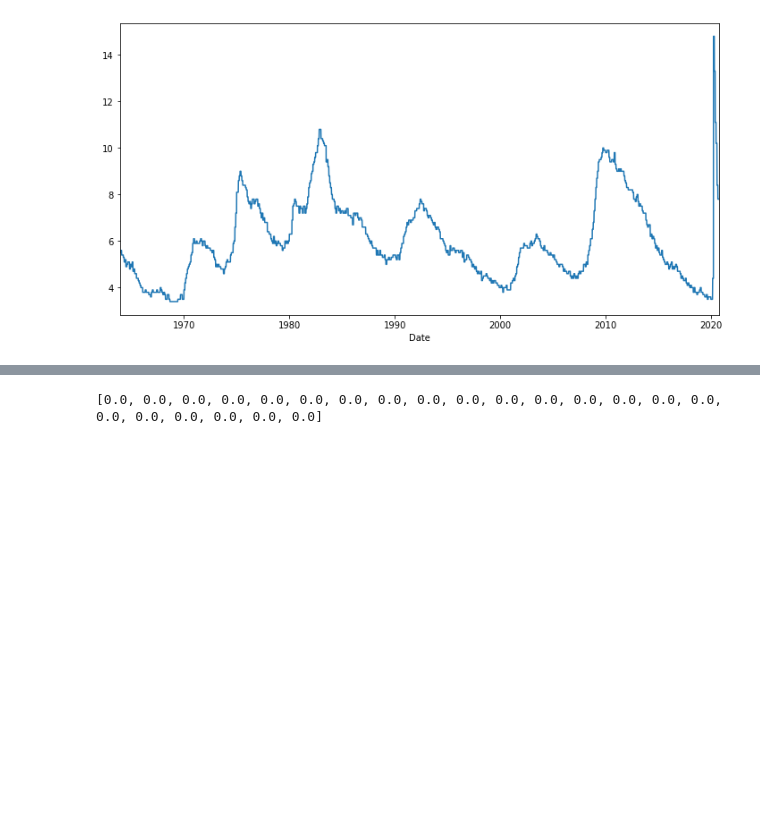
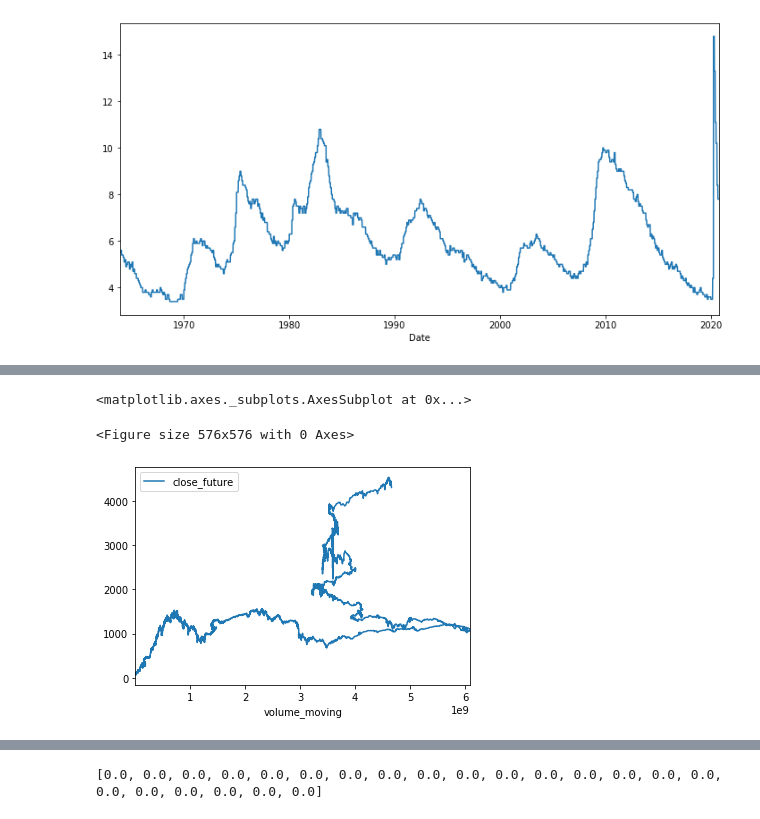
Before and after one commit to NolanSmithSolutions/Course, a Jupyter notebook: Statistical_Modeling/Data_Cleaning.ipynb, the cells around one changed output, grey strips where cells are left out. Cells and saved outputs as stored; diff of their text form; code cells hidden in the pictures; blank space fills up the shorter version.

```diff
--- a/Statistical_Modeling/Data_Cleaning.ipynb
+++ b/Statistical_Modeling/Data_Cleaning.ipynb
@@ -635,0 +645,8 @@ yahoo_data.set_index('Date')['UNRATE'].plot()
+# %%
+# Line chart of volume moving trends and the future closing price one year from now
+plt.figure(figsize=(8, 8))
+yahoo_data[['volume_moving','close_future']].plot(kind="line", x='volume_moving', y='close_future')
+# %% [output]
+<matplotlib.axes._subplots.AxesSubplot at 0x...>
+<Figure size 576x576 with 0 Axes>
+[figure, added]
```
Also changed, not shown: parts of 11 cells of this notebook, 6 other files.
